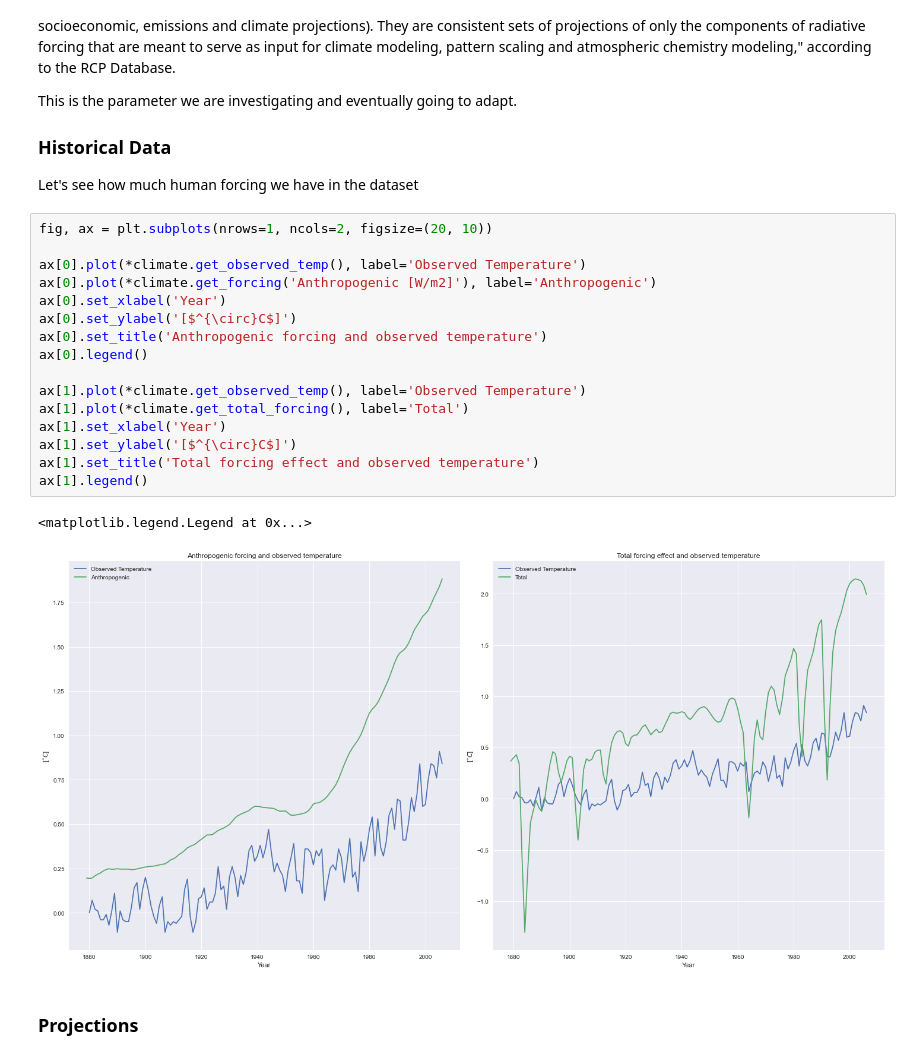
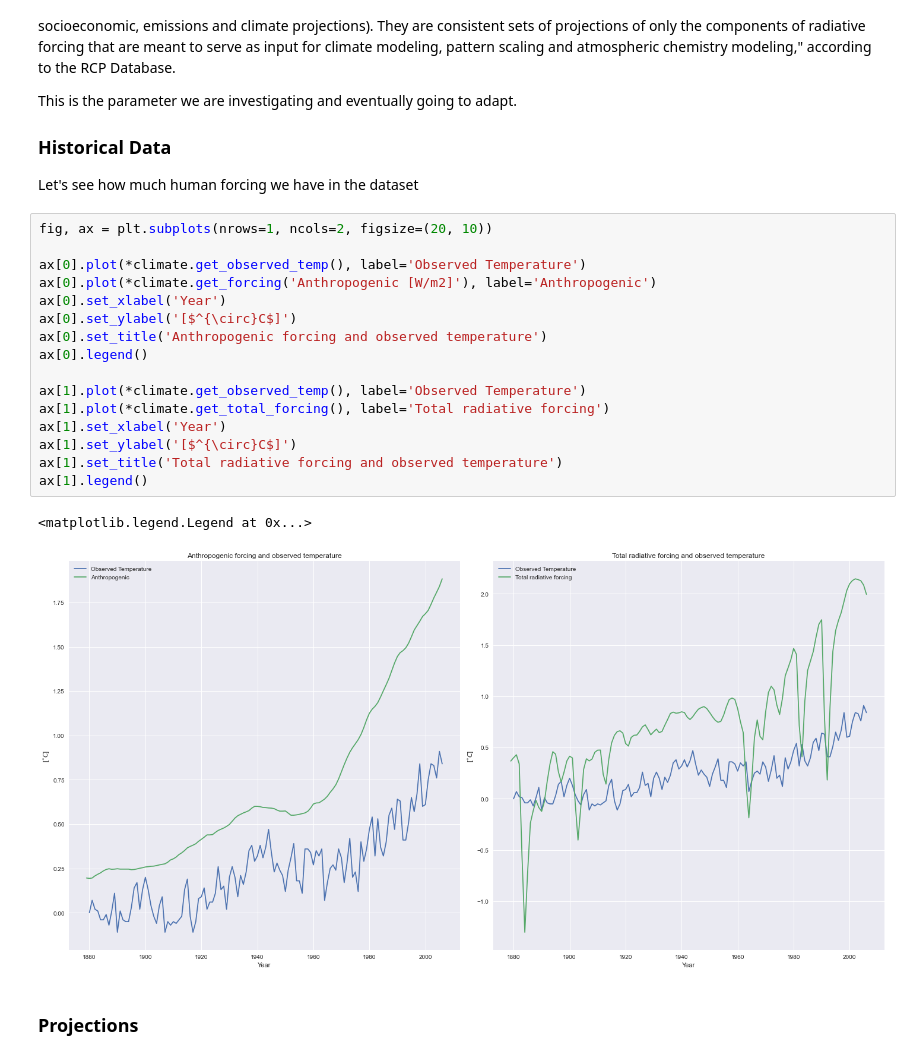
Before and after one commit to JohnOlushola/adaptive_climate_pathways, a Jupyter notebook: climate_system.ipynb, the cells around one changed output. Cells and saved outputs as stored; diff of their text form.

```diff
--- a/climate_system.ipynb
+++ b/climate_system.ipynb
@@ -222,22 +377,22 @@ Let's see how much human forcing we have in the dataset
 # %%
 fig, ax = plt.subplots(nrows=1, ncols=2, figsize=(20, 10))
 
 ax[0].plot(*climate.get_observed_temp(), label='Observed Temperature')
 ax[0].plot(*climate.get_forcing('Anthropogenic [W/m2]'), label='Anthropogenic')
 ax[0].set_xlabel('Year')
 ax[0].set_ylabel('[$^{\circ}C$]')
 ax[0].set_title('Anthropogenic forcing and observed temperature')
 ax[0].legend()
 
 ax[1].plot(*climate.get_observed_temp(), label='Observed Temperature')
-ax[1].plot(*climate.get_total_forcing(), label='Total')
+ax[1].plot(*climate.get_total_forcing(), label='Total radiative forcing')
 ax[1].set_xlabel('Year')
 ax[1].set_ylabel('[$^{\circ}C$]')
-ax[1].set_title('Total forcing effect and observed temperature')
+ax[1].set_title('Total radiative forcing and observed temperature')
 ax[1].legend()
 # %% [output]
 <matplotlib.legend.Legend at 0x...>
-[figure, old version]
+[figure, new version]
 # %% [markdown]
 ### Projections
 # %%
```
Also changed, not shown: parts of 13 cells of this notebook, 2 other files.
